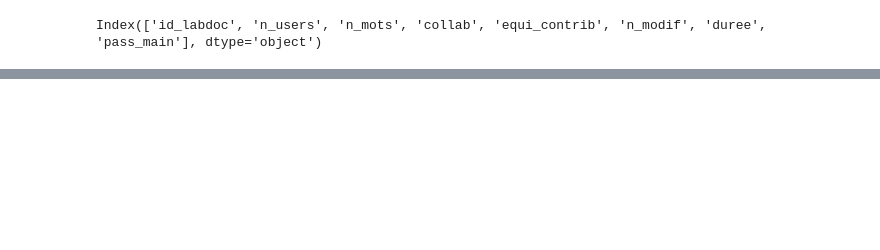
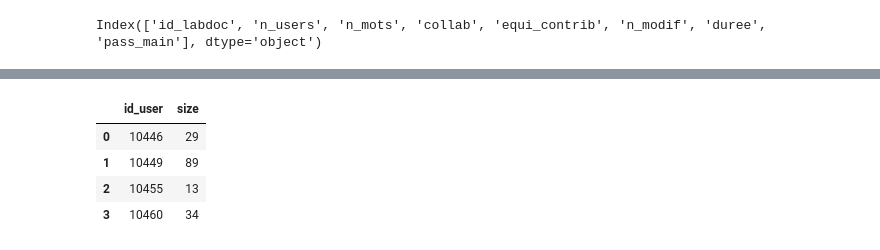
Before and after one commit to anismhaddouche/Indicators, a Jupyter notebook: doc/comparaison/ADD_Labnbook/generate_data.ipynb, the cells around one changed output, grey strips where cells are left out. Cells and saved outputs as stored; diff of their text form; code cells hidden in the pictures; blank space fills up the shorter version.

```diff
--- a/doc/comparaison/ADD_Labnbook/generate_data.ipynb
+++ b/doc/comparaison/ADD_Labnbook/generate_data.ipynb
@@ -108,0 +156,8 @@ Index(['id_labdoc', 'n_users', 'n_mots', 'collab', 'equi_contrib', 'n_modif', 'd
+# %%
+df.groupby(df.id_user,  as_index=False).size()
+# %% [output]
+|  | id_user | size |
+| 0 | 10446 | 29 |
+| 1 | 10449 | 89 |
+| 2 | 10455 | 13 |
+| 3 | 10460 | 34 |
```
Also changed, not shown: parts of 5 cells of this notebook, 15 other files.
